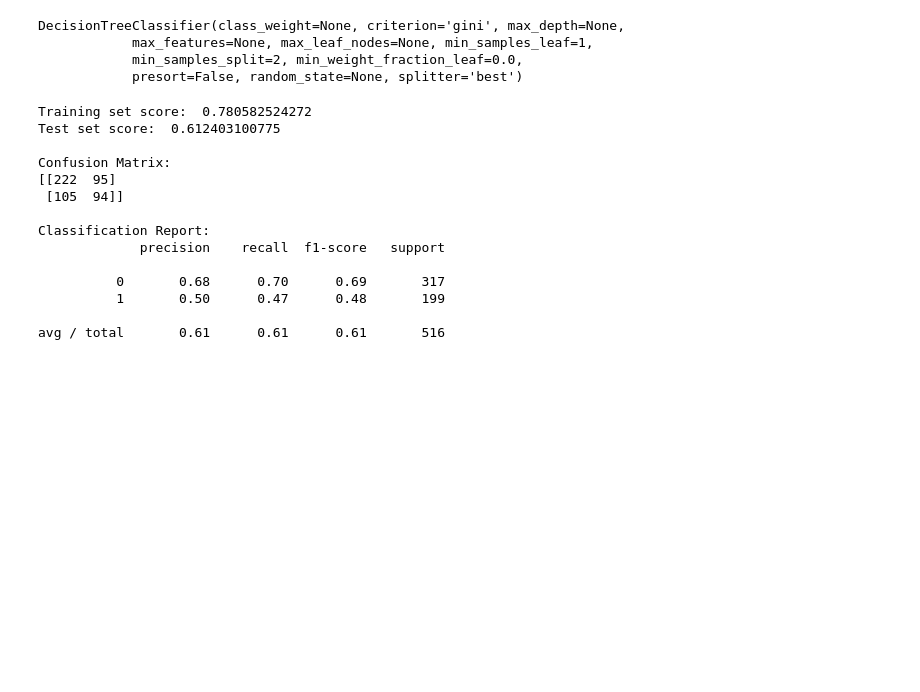
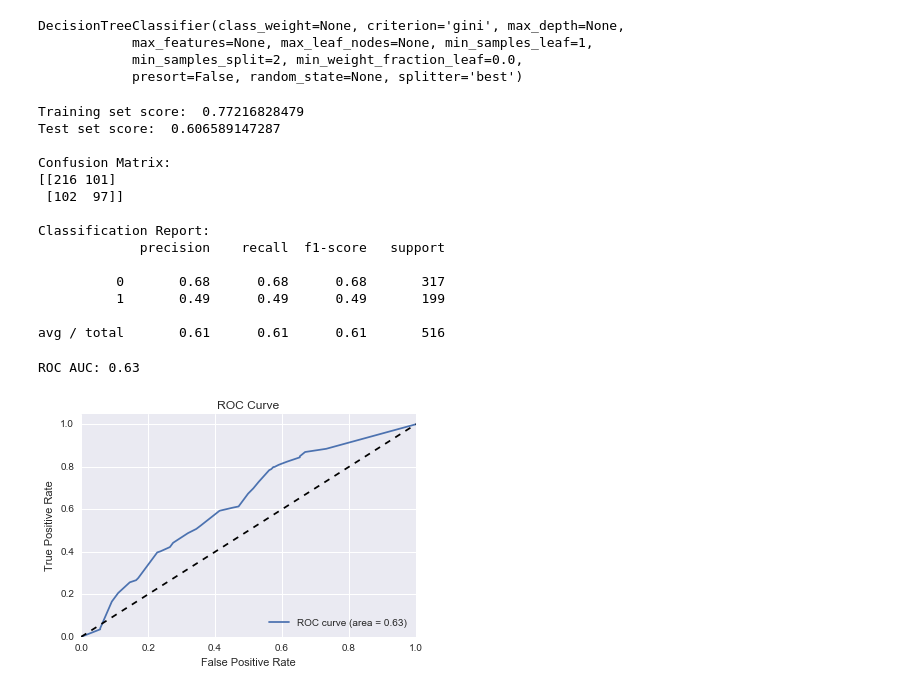
Before and after one commit to cgeppig/Will_My_Show_Get_Cancelled, a Jupyter notebook: Capstone_modeling_2.ipynb, the cells around one changed output. Drawn from its saved outputs; the diff is of its cells as text; code cells hidden in the pictures; blank space fills up the shorter version.

```diff
--- a/Capstone_modeling_2.ipynb
+++ b/Capstone_modeling_2.ipynb
@@ -222,7 +265,7 @@ avg / total       0.70      0.70      0.68       516
 ## tune hyperparameters here
 dt = DecisionTreeClassifier(
     max_depth=10,
-    min_samples_leaf=3
+    min_samples_leaf=4
 )
 # %%
 dt
@@ -234,17 +277,22 @@ DecisionTreeClassifier(class_weight=None, criterion='gini', max_depth=None,
 # %%
 run_model(x_train, y_train, x_test, y_test, dt)
 # %% [output]
-Training set score:  0.780582524272
-Test set score:  0.612403100775
+Training set score:  0.77216828479
+Test set score:  0.606589147287
 
 Confusion Matrix:
-[[222  95]
- [105  94]]
+[[216 101]
+ [102  97]]
 
 Classification Report:
              precision    recall  f1-score   support
 
-          0       0.68      0.70      0.69       317
-          1       0.50      0.47      0.48       199
+          0       0.68      0.68      0.68       317
+          1       0.49      0.49      0.49       199
 
 avg / total       0.61      0.61      0.61       516
+# %%
+plot_roc(x_test, y_test, dt)
+# %% [output]
+ROC AUC: 0.63
+[figure, added]
```
Also changed, not shown: parts of 7 cells of this notebook.
